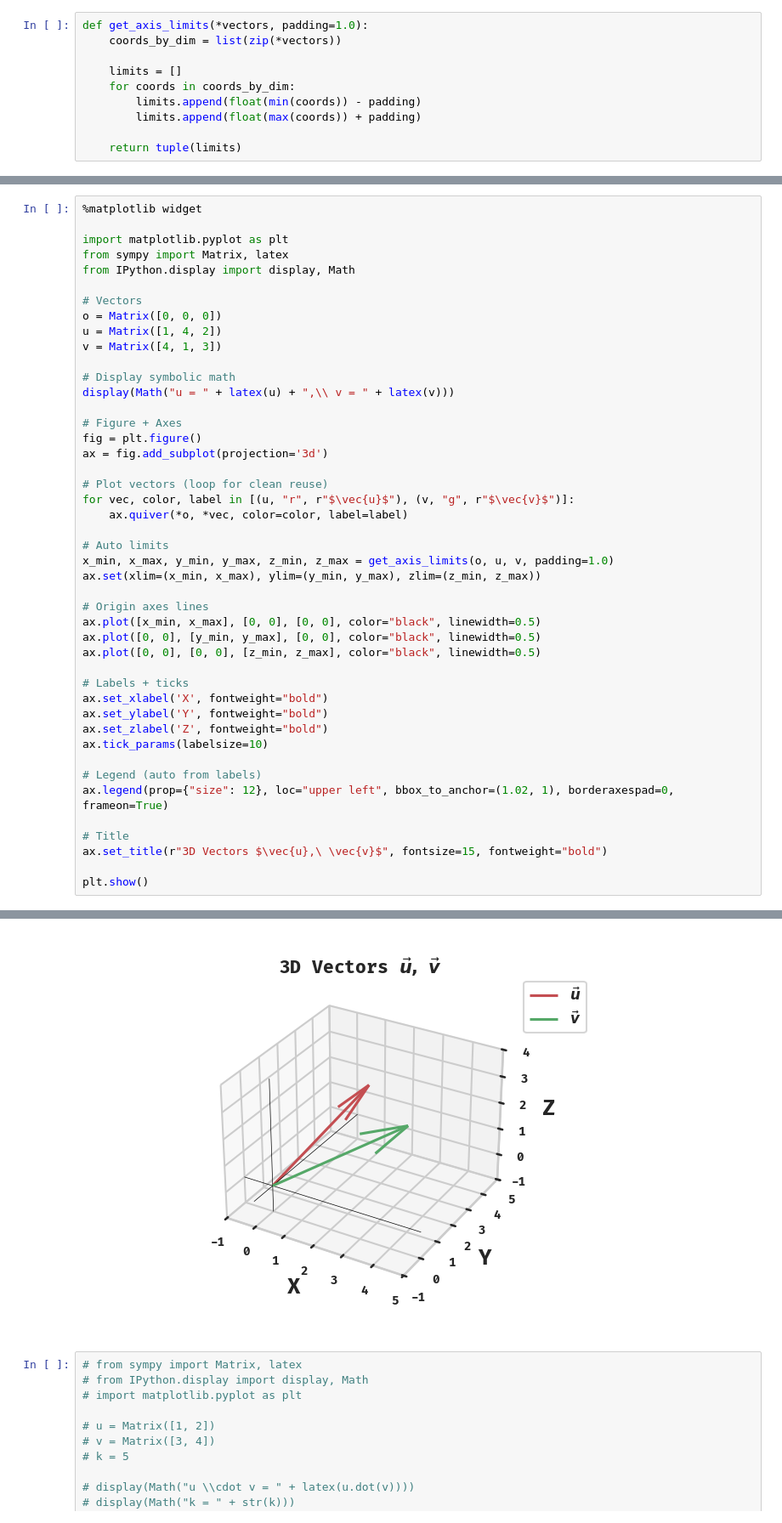
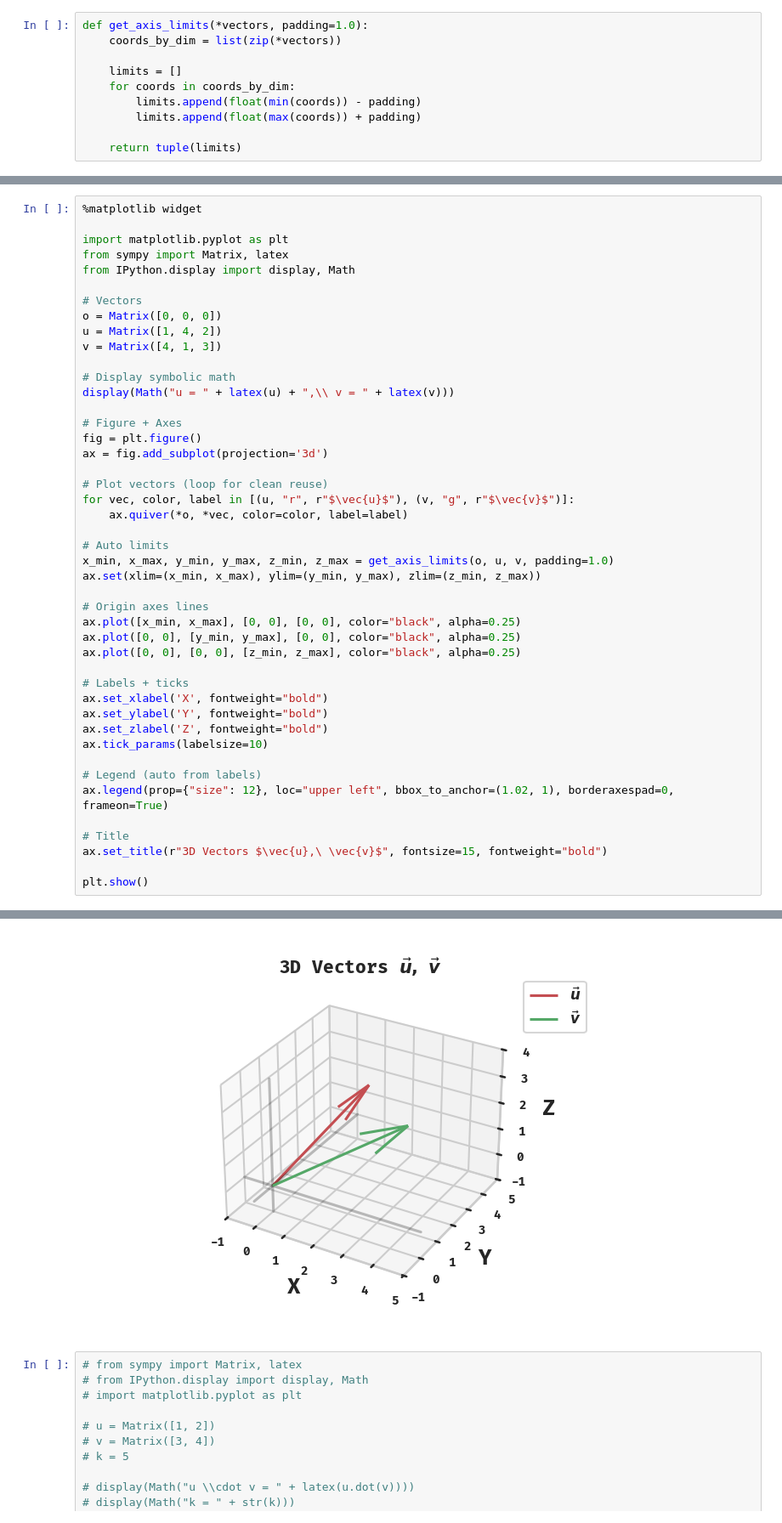
Before and after one commit to FullStackAnalyst/Mathematics-Statistics-for-AI-Data-Engineering, a Jupyter notebook: LA.ipynb, the cells around one changed output, grey strips where cells are left out. Shown at 85% size. Cells and saved outputs as stored; diff of their text form.

```diff
--- a/LA.ipynb
+++ b/LA.ipynb
@@ -410,37 +410,37 @@ display(Math("u = " + latex(u) + ",\\ v = " + latex(v)))
 
 # Figure + Axes
 fig = plt.figure()
 ax = fig.add_subplot(projection='3d')
 
 # Plot vectors (loop for clean reuse)
 for vec, color, label in [(u, "r", r"$\vec{u}$"), (v, "g", r"$\vec{v}$")]:
     ax.quiver(*o, *vec, color=color, label=label)
 
 # Auto limits
 x_min, x_max, y_min, y_max, z_min, z_max = get_axis_limits(o, u, v, padding=1.0)
 ax.set(xlim=(x_min, x_max), ylim=(y_min, y_max), zlim=(z_min, z_max))
 
 # Origin axes lines
-ax.plot([x_min, x_max], [0, 0], [0, 0], color="black", linewidth=0.5)
-ax.plot([0, 0], [y_min, y_max], [0, 0], color="black", linewidth=0.5)
-ax.plot([0, 0], [0, 0], [z_min, z_max], color="black", linewidth=0.5)
+ax.plot([x_min, x_max], [0, 0], [0, 0], color="black", alpha=0.25)
+ax.plot([0, 0], [y_min, y_max], [0, 0], color="black", alpha=0.25)
+ax.plot([0, 0], [0, 0], [z_min, z_max], color="black", alpha=0.25)
 
 # Labels + ticks
 ax.set_xlabel('X', fontweight="bold")
 ax.set_ylabel('Y', fontweight="bold")
 ax.set_zlabel('Z', fontweight="bold")
 ax.tick_params(labelsize=10)
 
 # Legend (auto from labels)
 ax.legend(prop={"size": 12}, loc="upper left", bbox_to_anchor=(1.02, 1), borderaxespad=0, frameon=True)
 
 # Title
 ax.set_title(r"3D Vectors $\vec{u},\ \vec{v}$", fontsize=15, fontweight="bold")
 
 plt.show()
 # %% [output]
 $\displaystyle u = \left[\begin{matrix}1\\4\\2\end{matrix}\right],\ v = \left[\begin{matrix}4\\1\\3\end{matrix}\right]$
-[figure, old version]
+[figure, new version]
 # %%
 # from sympy import Matrix, latex
 # from IPython.display import display, Math
```
Also changed, not shown: parts of 4 cells of this notebook.
